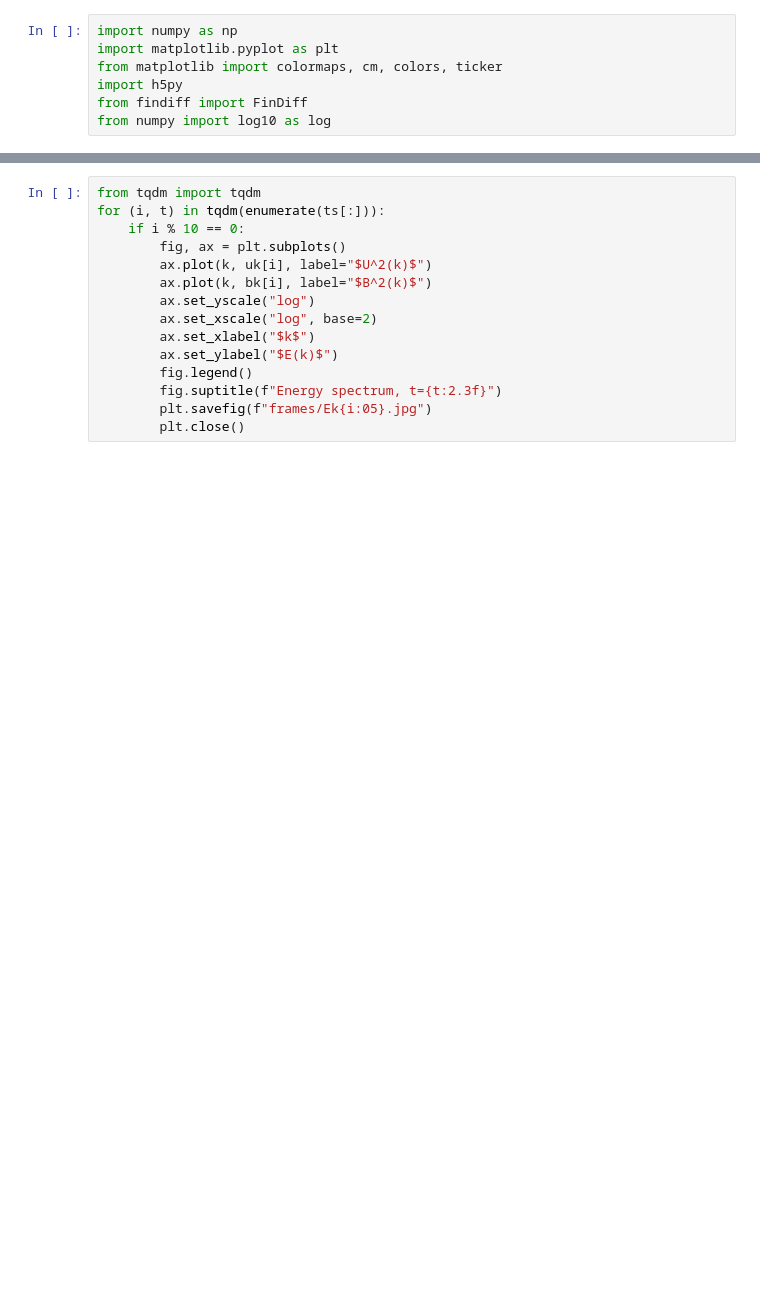
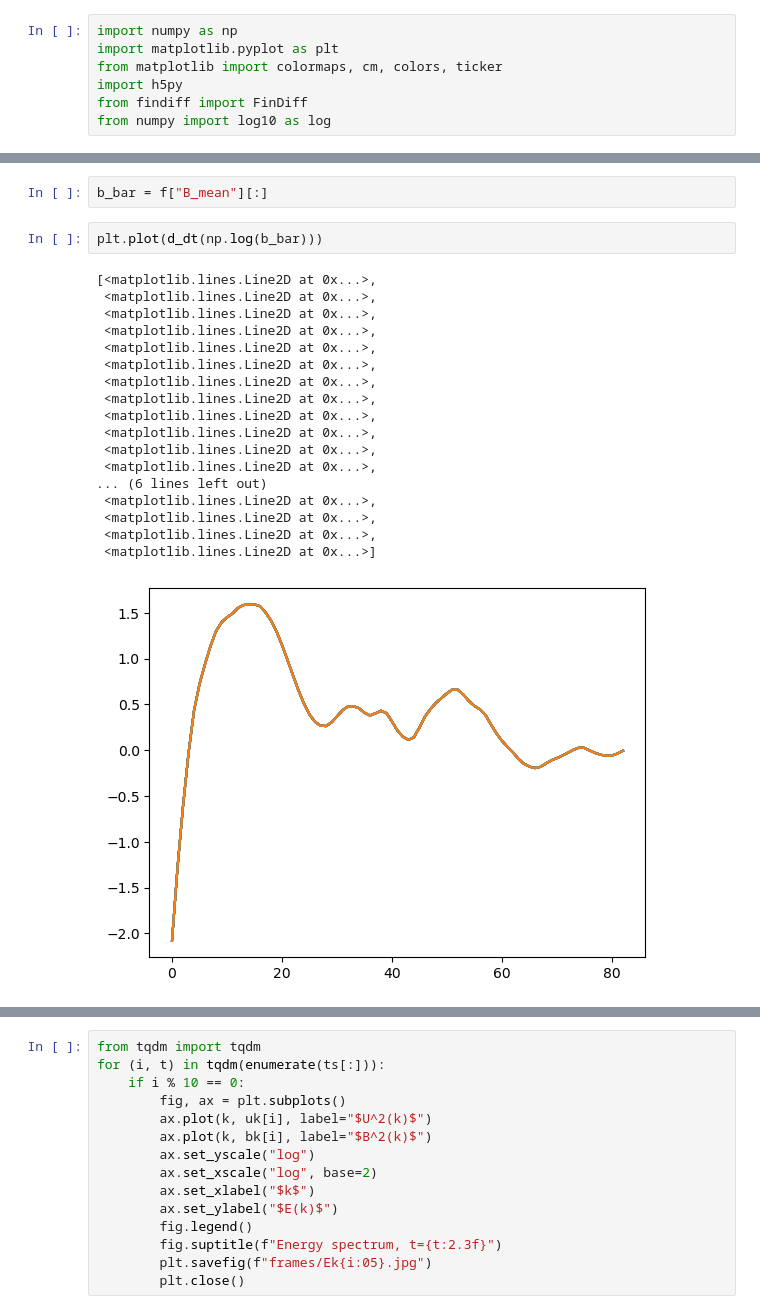
Before and after one commit to ben-goldman/khmhd, a Jupyter notebook: src/plot_gamma_spectrum.ipynb, the cells around one changed output, grey strips where cells are left out. Cells and saved outputs as stored; diff of their text form; blank space fills up the shorter version.

```diff
--- a/src/plot_gamma_spectrum.ipynb
+++ b/src/plot_gamma_spectrum.ipynb
@@ -54,0 +72,23 @@ plt.savefig("gamma_spectrum.pdf")
+# %%
+b_bar = f["B_mean"][:]
+# %%
+plt.plot(d_dt(np.log(b_bar)))
+# %% [output]
+[<matplotlib.lines.Line2D at 0x...>,
+ <matplotlib.lines.Line2D at 0x...>,
+ <matplotlib.lines.Line2D at 0x...>,
+ <matplotlib.lines.Line2D at 0x...>,
+ <matplotlib.lines.Line2D at 0x...>,
+ <matplotlib.lines.Line2D at 0x...>,
+ <matplotlib.lines.Line2D at 0x...>,
+ <matplotlib.lines.Line2D at 0x...>,
+ <matplotlib.lines.Line2D at 0x...>,
+ <matplotlib.lines.Line2D at 0x...>,
+ <matplotlib.lines.Line2D at 0x...>,
+ <matplotlib.lines.Line2D at 0x...>,
+... (6 lines left out)
+ <matplotlib.lines.Line2D at 0x...>,
+ <matplotlib.lines.Line2D at 0x...>,
+ <matplotlib.lines.Line2D at 0x...>,
+ <matplotlib.lines.Line2D at 0x...>]
+[figure, added]
```
Also changed, not shown: parts of 7 cells of this notebook, 15 other files.
